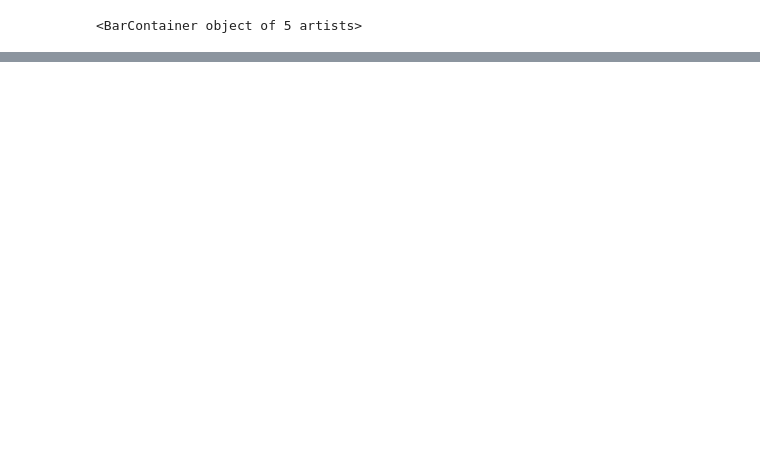
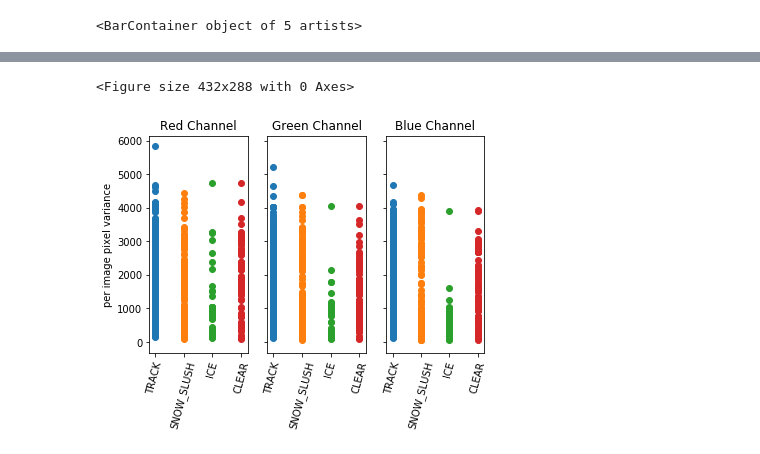
Before and after one commit to brandomoms/capstone, a Jupyter notebook: Data Analysis.ipynb, the cells around one changed output, grey strips where cells are left out. Drawn from its saved outputs; the diff is of its cells as text; code cells hidden in the pictures; blank space fills up the shorter version.

```diff
--- a/Data Analysis.ipynb
+++ b/Data Analysis.ipynb
@@ -30,0 +88,43 @@ plt.bar(classes, class_counts)
+# %%
+import matplotlib.pyplot as plt
+
+classes = ['TRACK', 'SNOW_SLUSH', 'ICE', 'CLEAR']
+
+red_var_df = df[['TRACK', 'SNOW_SLUSH', 'ICE', 'CLEAR', 'red_var']]
+green_var_df = df[['TRACK', 'SNOW_SLUSH', 'ICE', 'CLEAR', 'green_var']]
+blue_var_df = df[['TRACK', 'SNOW_SLUSH', 'ICE', 'CLEAR', 'blue_var']]
+
+f = plt.figure()
+f, axes = plt.subplots(nrows=1, ncols=3, sharex=False, sharey=True)
+f.subplots_adjust(wspace=0.2)
+plt.xticks(range(len(classes)), classes, rotation=75)
+
+axes[0].scatter([1]*len(red_var_df[red_var_df['TRACK'] == True]), red_var_df[red_var_df['TRACK'] == True]['red_var'])
+axes[0].scatter([2]*len(red_var_df[red_var_df['SNOW_SLUSH'] == True]), red_var_df[red_var_df['SNOW_SLUSH'] == True]['red_var'])
+axes[0].scatter([3]*len(red_var_df[red_var_df['ICE'] == True]), red_var_df[red_var_df['ICE'] == True]['red_var'])
+axes[0].scatter([4]*len(red_var_df[red_var_df['CLEAR'] == True]), red_var_df[red_var_df['CLEAR'] == True]['red_var'])
+axes[0].set_title('Red Channel')
+axes[0].set_xticks(range(1, len(classes)+1))
+axes[0].set_xticklabels(classes, rotation=75)
+axes[0].set_ylabel('per image pixel variance')
+
+axes[1].scatter([1]*len(green_var_df[green_var_df['TRACK'] == True]), green_var_df[green_var_df['TRACK'] == True]['green_var'])
+axes[1].scatter([2]*len(green_var_df[green_var_df['SNOW_SLUSH'] == True]), green_var_df[green_var_df['SNOW_SLUSH'] == True]['green_var'])
+axes[1].scatter([3]*len(green_var_df[green_var_df['ICE'] == True]), green_var_df[green_var_df['ICE'] == True]['green_var'])
+axes[1].scatter([4]*len(green_var_df[green_var_df['CLEAR'] == True]), green_var_df[green_var_df['CLEAR'] == True]['green_var'])
+axes[1].set_title('Green Channel')
+axes[1].set_xticks(range(1, len(classes)+1))
+axes[1].set_xticklabels(classes, rotation=75)
+
+axes[2].scatter([1]*len(blue_var_df[blue_var_df['TRACK'] == True]), blue_var_df[blue_var_df['TRACK'] == True]['blue_var'])
+axes[2].scatter([2]*len(blue_var_df[blue_var_df['SNOW_SLUSH'] == True]), blue_var_df[blue_var_df['SNOW_SLUSH'] == True]['blue_var'])
+axes[2].scatter([3]*len(blue_var_df[blue_var_df['ICE'] == True]), blue_var_df[blue_var_df['ICE'] == True]['blue_var'])
+axes[2].scatter([4]*len(blue_var_df[blue_var_df['CLEAR'] == True]), blue_var_df[blue_var_df['CLEAR'] == True]['blue_var'])
+axes[2].set_title('Blue Channel')
+axes[2].set_xticks(range(1, len(classes)+1))
+axes[2].set_xticklabels(classes, rotation=75)
+
+plt.show()
+# %% [output]
+<Figure size 432x288 with 0 Axes>
+[figure, added]
```
Also changed, not shown: parts of 3 cells of this notebook, 3 other files.
